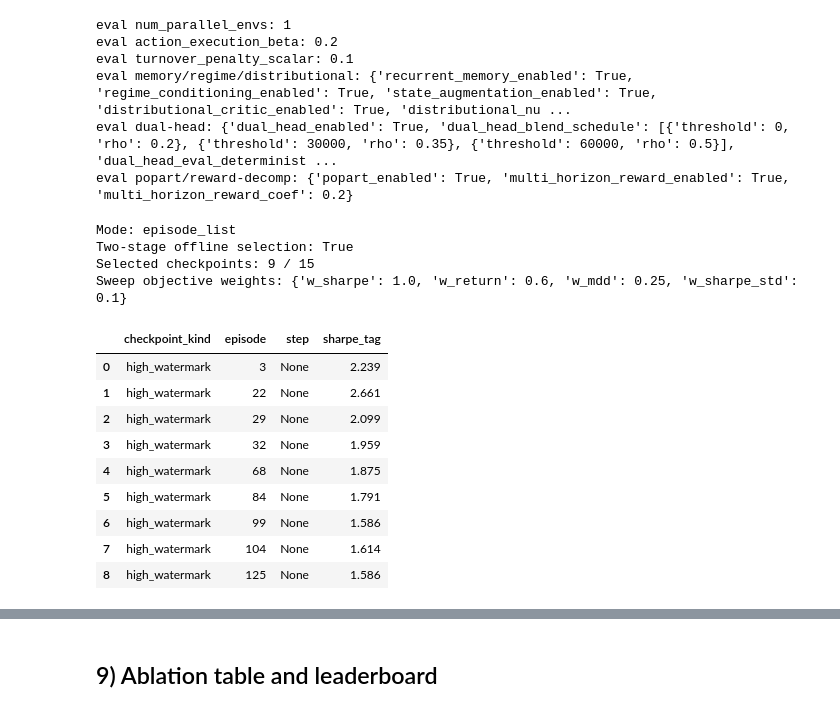
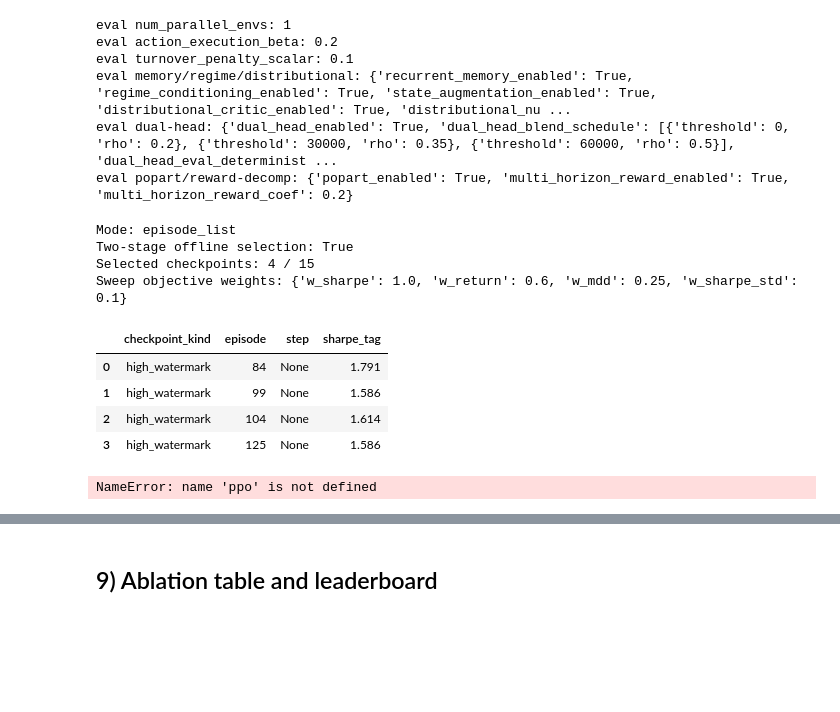
Before and after one commit to Dave-DKings/tcn_tape_vectorized_version, a Jupyter notebook: tcn_evaluation_only.ipynb, the cells around one changed output, grey strips where cells are left out. Saved outputs shown, nothing was run; the diff lists cells and outputs as text; code cells hidden in the pictures; blank space fills up the shorter version.

```diff
--- a/tcn_evaluation_only.ipynb
+++ b/tcn_evaluation_only.ipynb
@@ -341,6 +341,17 @@ eval_config["training_params"]["prefer_training_state_layout_for_eval"] = False
 print("   eval prefer_training_state_layout_for_eval:", eval_config["training_params"]["prefer_training_state_layout_for_eval"])
 print("   trained num_parallel_envs:", trained_num_parallel_envs)
 print("   eval num_parallel_envs (forced):", eval_config["training_params"]["num_parallel_envs"])
+
+
+# Optional: force evaluation asset universe to match checkpoint family (prevents 7-vs-10 load mismatches)
+EVAL_FORCE_ASSET_UNIVERSE = True
+EVAL_ASSET_UNIVERSE = ['JPM', 'CAT', 'UNH', 'GOOGL', 'MSFT', 'NEE', 'XOM']
+if EVAL_FORCE_ASSET_UNIVERSE:
+    eval_config["ASSET_TICKERS"] = list(EVAL_ASSET_UNIVERSE)
+    eval_config["NUM_ASSETS"] = len(EVAL_ASSET_UNIVERSE)
+    print("   eval forced asset universe:", eval_config["ASSET_TICKERS"])
+    print("   eval NUM_ASSETS:", eval_config["NUM_ASSETS"])
+
 
 # Enforce architecture family used by checkpoints
 eval_config["agent_params"]["actor_critic_type"] = "TCN_FUSION"
@@ -518,6 +529,14 @@ print("   state_layout asset/global dims:",
       trained_state_layout.get("asset_feature_dim"),
       trained_state_layout.get("global_feature_dim"))
 
+
+if EVAL_FORCE_ASSET_UNIVERSE:
+    trained_layout_assets = int(trained_state_layout.get("num_assets", 0) or 0)
+    if trained_layout_assets not in (0, len(EVAL_ASSET_UNIVERSE)):
+        raise ValueError(
+            f"Forced eval universe has {len(EVAL_ASSET_UNIVERSE)} assets but trained state_layout expects {trained_layout_assets}."
+        )
+
 # ------------------------------------------------------------------
 # Build eval dataset from SAVED normalized master features (no rebuild)
 # ------------------------------------------------------------------
@@ -570,6 +589,18 @@ else:
             (master_df_norm["Date"] >= analysis_start) &
             (master_df_norm["Date"] <= analysis_end)
         ].copy()
+
+
+        if EVAL_FORCE_ASSET_UNIVERSE:
+            before_rows = len(master_df_norm)
+            master_df_norm = master_df_norm[master_df_norm["Ticker"].isin(EVAL_ASSET_UNIVERSE)].copy()
+            after_rows = len(master_df_norm)
+            present_tickers = sorted(master_df_norm["Ticker"].dropna().unique().tolist())
+            missing_tickers = sorted(set(EVAL_ASSET_UNIVERSE) - set(present_tickers))
+            print(f"   asset-universe filter rows: {before_rows} -> {after_rows}")
+            print("   eval tickers in normalized master:", present_tickers)
+            if missing_tickers:
+                raise ValueError(f"Missing forced eval tickers in normalized master: {missing_tickers}")
 
         missing_trained = [c for c in trained_active_feature_columns if c not in master_df_norm.columns]
         if missing_trained:
@@ -1065,7 +1096,7 @@ def eval_run_one_checkpoint(
 EVAL_RUN_MODE = "episode_list"
 EVAL_INDEX_RANGE = (0, 9999)
 EVAL_EPISODE_RANGE = (1, 9999)
-EVAL_EPISODE_LIST = [22, 3, 29, 32, 68, 104, 68, 84, 99, 125]
+EVAL_EPISODE_LIST = [125, 99, 104, 84] #[22, 3, 29, 32, 68, 104, 68, 84, 99, 125]
 
 # Optional: clear previous results each run
 EVAL_RESET_RESULTS = True
@@ -1101,43 +1132,51 @@ elif EVAL_RUN_MODE == "index_range":
 elif EVAL_RUN_MODE == "episode_range":
     ep0, ep1 = EVAL_EPISODE_RANGE
     tmp = eval_ablation_ckpts.copy()
     tmp["_ep_int"] = pd.to_numeric(tmp["episode"], errors="coerce")
     eval_run_ckpts = tmp[(tmp["_ep_int"] >= ep0) & (tmp["_ep_int"] <= ep1)].drop(columns=["_ep_int"]).copy()
 elif EVAL_RUN_MODE == "episode_list":
     want = set(int(x) for x in EVAL_EPISODE_LIST)
     tmp = eval_ablation_ckpts.copy()
     tmp["_ep_int"] = pd.to_numeric(tmp["episode"], errors="coerce").astype("Int64")
     eval_run_ckpts = tmp[tmp["_ep_int"].isin(want)].drop(columns=["_ep_int"]).copy()
 else:
     raise ValueError(f"Unknown EVAL_RUN_MODE: {EVAL_RUN_MODE}")
 
 eval_run_ckpts = eval_run_ckpts.reset_index(drop=True)
 
 print(f"Mode: {EVAL_RUN_MODE}")
 print(f"Two-stage offline selection: {EVAL_TWO_STAGE_OFFLINE_SELECTION}")
 print(f"Selected checkpoints: {len(eval_run_ckpts)} / {len(eval_ablation_ckpts)}")
 print("Sweep objective weights:", {
     "w_sharpe": EVAL_SWEEP_SHARPE_WEIGHT,
     "w_return": EVAL_SWEEP_RETURN_WEIGHT,
     "w_mdd": EVAL_SWEEP_MDD_WEIGHT,
     "w_sharpe_std": EVAL_SWEEP_SHARPE_STD_WEIGHT,
 })
 display(eval_run_ckpts[["checkpoint_kind", "episode", "step", "sharpe_tag"]].head(20))
 # %% [output]
 Mode: episode_list
 Two-stage offline selection: True
-Selected checkpoints: 9 / 15
+Selected checkpoints: 4 / 15
 Sweep objective weights: {'w_sharpe': 1.0, 'w_return': 0.6, 'w_mdd': 0.25, 'w_sharpe_std': 0.1}
 |  | checkpoint_kind | episode | step | sharpe_tag |
-| 0 | high_watermark | 3 | None | 2.239 |
-| 1 | high_watermark | 22 | None | 2.661 |
-| 2 | high_watermark | 29 | None | 2.099 |
-| 3 | high_watermark | 32 | None | 1.959 |
-| 4 | high_watermark | 68 | None | 1.875 |
-| 5 | high_watermark | 84 | None | 1.791 |
-| 6 | high_watermark | 99 | None | 1.586 |
-| 7 | high_watermark | 104 | None | 1.614 |
-| 8 | high_watermark | 125 | None | 1.586 |
+| 0 | high_watermark | 84 | None | 1.791 |
+| 1 | high_watermark | 99 | None | 1.586 |
+| 2 | high_watermark | 104 | None | 1.614 |
+| 3 | high_watermark | 125 | None | 1.586 |
+# %%
+ppo = eval_config["agent_params"].setdefault("ppo_params", {})
+eval_config["training_params"]["evaluation_action_execution_beta"] = 0.35
+eval_config["environment_params"]["action_execution_beta"] = 0.50
+eval_config["training_params"]["evaluation_turnover_penalty_scalar"] = 0.03
+eval_config["agent_params"]["dual_head_eval_deterministic_rho"] = 0.60
+
+ppo["risk_aux_mvo_coef"] = 0.001
+ppo["risk_aux_mvo_risky_budget"] = 0.95
+ppo["risk_aux_mvo_cov_ridge"] = 1e-3
+ppo["risk_aux_mvo_long_only"] = True
+# %% [output]
+NameError: name 'ppo' is not defined
 # %%
 # -----------------------------------------------------------------------------
 # Run evaluation
```
Also changed, not shown: parts of 3 cells of this notebook.
